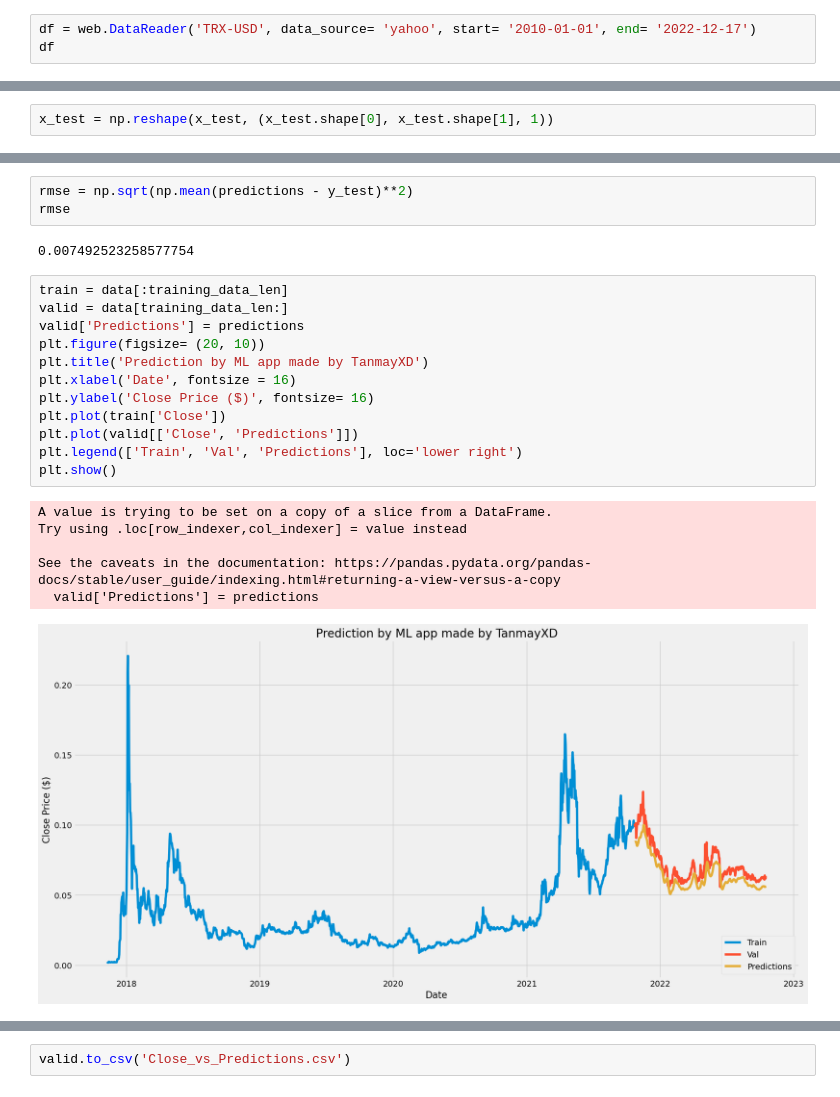
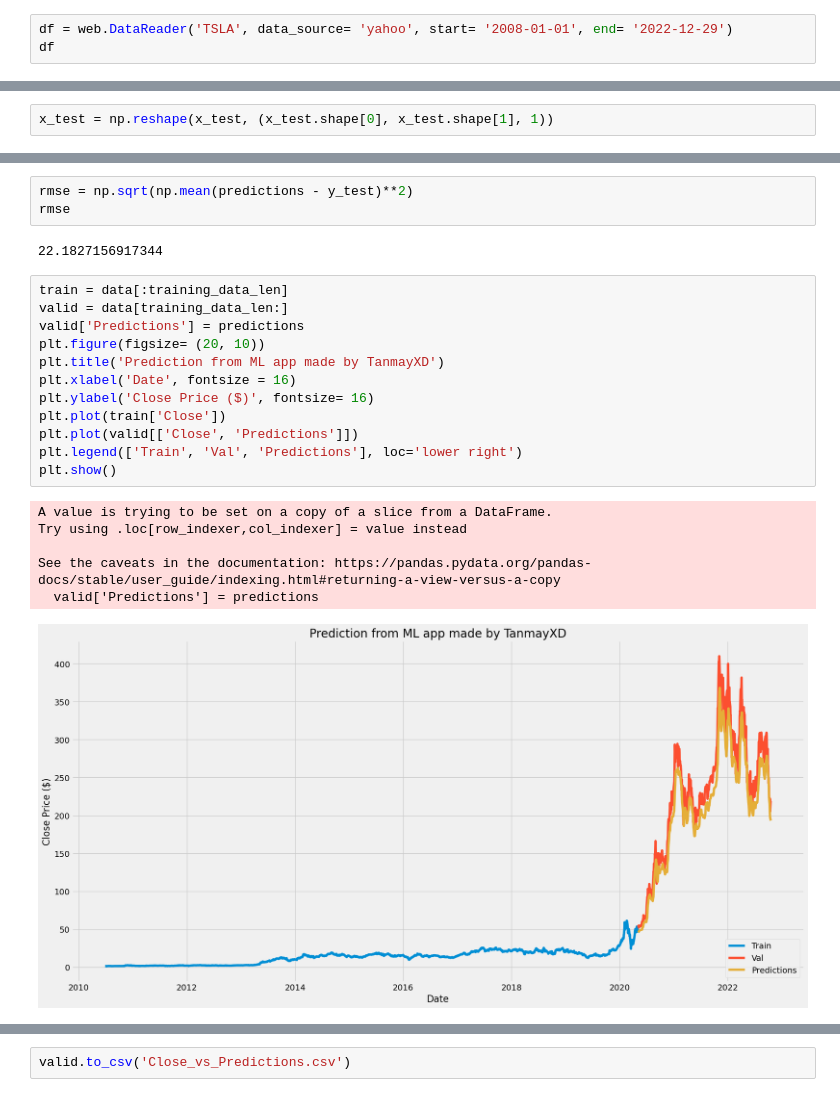
Before and after one commit to tanmay8146/StockToolsByTanmayXD, a Jupyter notebook: predictions.ipynb, the cells around one changed output, grey strips where cells are left out. Cells and saved outputs as stored; diff of their text form.

```diff
--- a/predictions.ipynb
+++ b/predictions.ipynb
@@ -22,5 +22,5 @@ To enable them in other operations, rebuild TensorFlow with the appropriate comp
 # %%
-df = web.DataReader('TRX-USD', data_source= 'yahoo', start= '2010-01-01', end= '2022-12-17')
+df = web.DataReader('TSLA', data_source= 'yahoo', start= '2008-01-01', end= '2022-12-29')
 df
 # %% [output]
 |  | High | Low | Open | Close | Volume | Adj Close |
@@ -146,26 +146,26 @@ predictions = scaler.inverse_transform(predictions)
 rmse = np.sqrt(np.mean(predictions - y_test)**2)
 rmse
 # %% [output]
-0.007492523258577754
+22.1827156917344
 # %%
 train = data[:training_data_len]
 valid = data[training_data_len:]
 valid['Predictions'] = predictions
 plt.figure(figsize= (20, 10))
-plt.title('Prediction by ML app made by TanmayXD')
+plt.title('Prediction from ML app made by TanmayXD')
 plt.xlabel('Date', fontsize = 16)
 plt.ylabel('Close Price ($)', fontsize= 16)
 plt.plot(train['Close'])
 plt.plot(valid[['Close', 'Predictions']])
 plt.legend(['Train', 'Val', 'Predictions'], loc='lower right')
 plt.show()
 # %% [output]
 A value is trying to be set on a copy of a slice from a DataFrame.
 Try using .loc[row_indexer,col_indexer] = value instead
 
 See the caveats in the documentation: https://pandas.pydata.org/pandas-docs/stable/user_guide/indexing.html#returning-a-view-versus-a-copy
   valid['Predictions'] = predictions
-[figure, old version]
+[figure, new version]
 # %%
 valid
 # %% [output]
```
Also changed, not shown: parts of 12 cells of this notebook, 2 other files.
